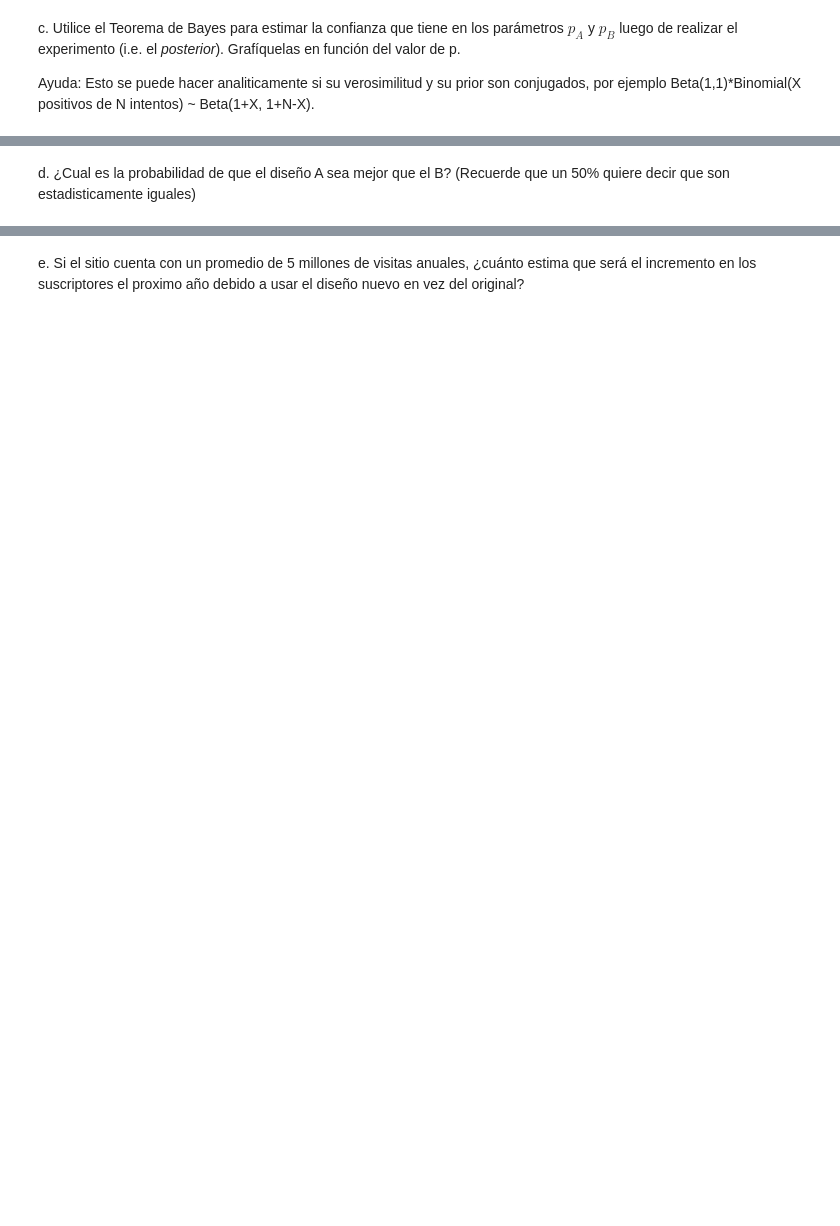
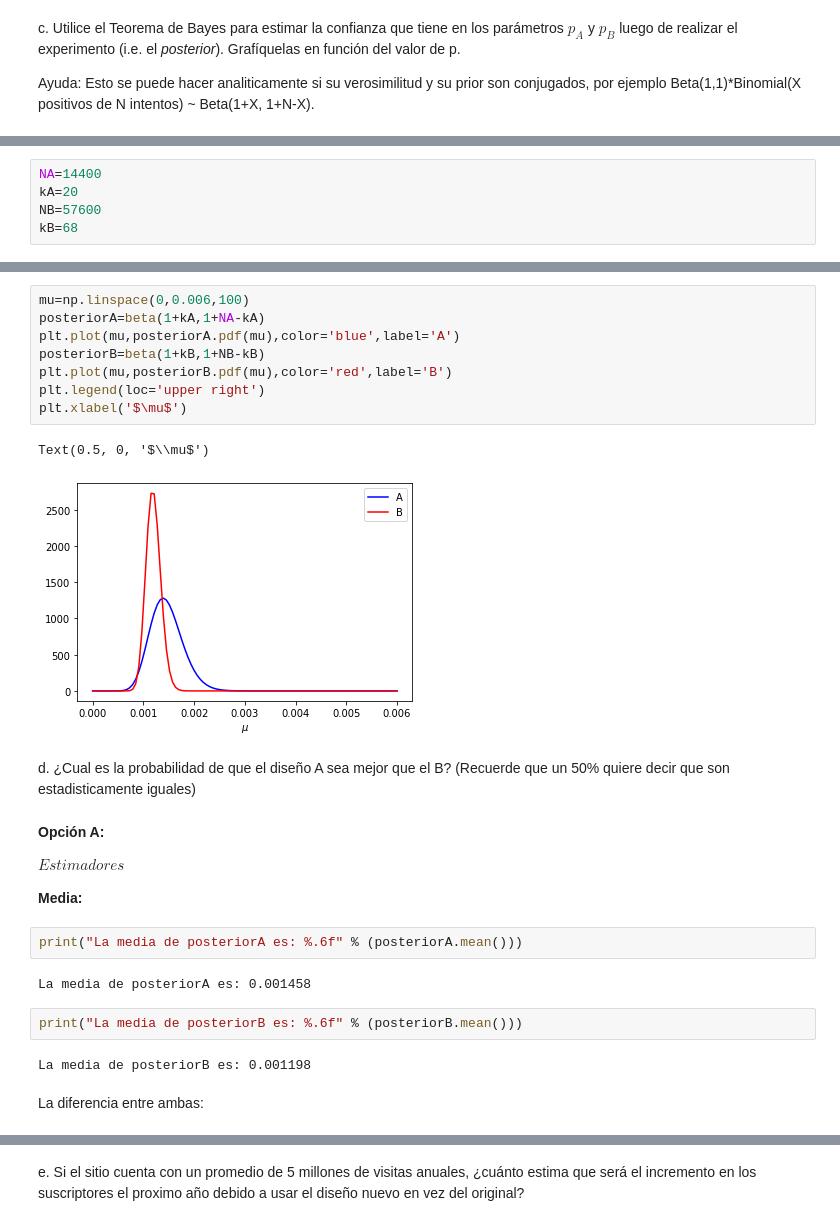
Before and after one commit to agustinfernandez/ML-UNSAM, a Jupyter notebook: Ejercicios_02_InferenciaBayesiana.ipynb, the cells around one changed output, grey strips where cells are left out. Cells and saved outputs as stored; diff of their text form; blank space fills up the shorter version.

```diff
--- a/Ejercicios_02_InferenciaBayesiana.ipynb
+++ b/Ejercicios_02_InferenciaBayesiana.ipynb
@@ -304,0 +308,5 @@ Beta?
+# %%
+NA=14400
+kA=20
+NB=57600
+kB=68
@@ -305,2 +327,29 @@ Beta?
+# %%
+mu=np.linspace(0,0.006,100)
+posteriorA=beta(1+kA,1+NA-kA)
+plt.plot(mu,posteriorA.pdf(mu),color='blue',label='A')
+posteriorB=beta(1+kB,1+NB-kB)
+plt.plot(mu,posteriorB.pdf(mu),color='red',label='B')
+plt.legend(loc='upper right')
+plt.xlabel('$\mu$')
+# %% [output]
+Text(0.5, 0, '$\\mu$')
+[figure, added]
 # %% [markdown]
 d. ¿Cual es la probabilidad de que el diseño A sea mejor que el B? (Recuerde que un 50% quiere decir que son estadisticamente iguales)
+# %% [markdown]
+__Opción A:__
+
+$Estimadores$
+
+__Media:__
+# %%
+print("La media de posteriorA es: %.6f" % (posteriorA.mean()))
+# %% [output]
+La media de posteriorA es: 0.001458
+# %%
+print("La media de posteriorB es: %.6f" % (posteriorB.mean()))
+# %% [output]
+La media de posteriorB es: 0.001198
+# %% [markdown]
+La diferencia entre ambas:
```
Also changed, not shown: parts of 34 cells of this notebook.
